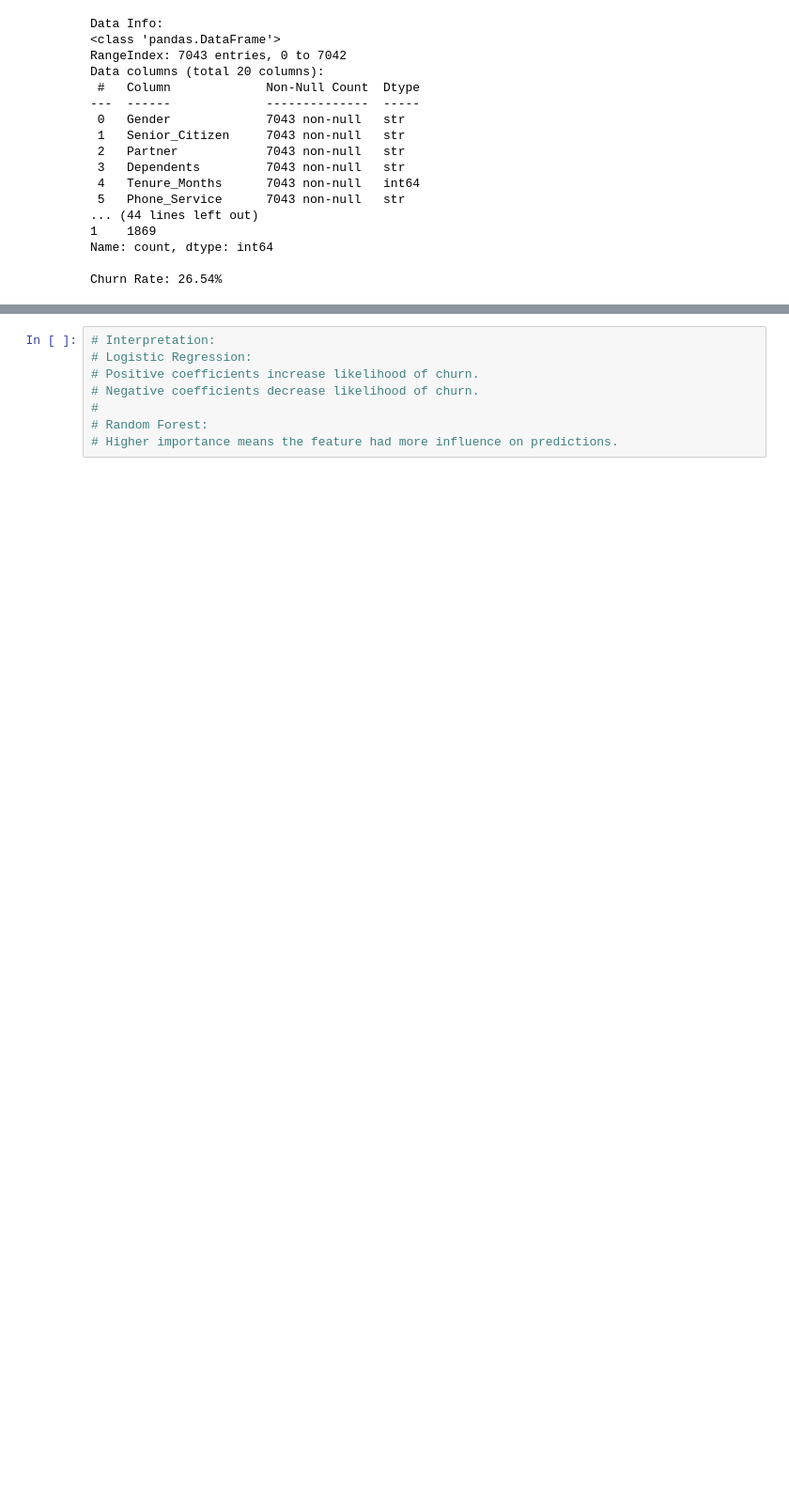
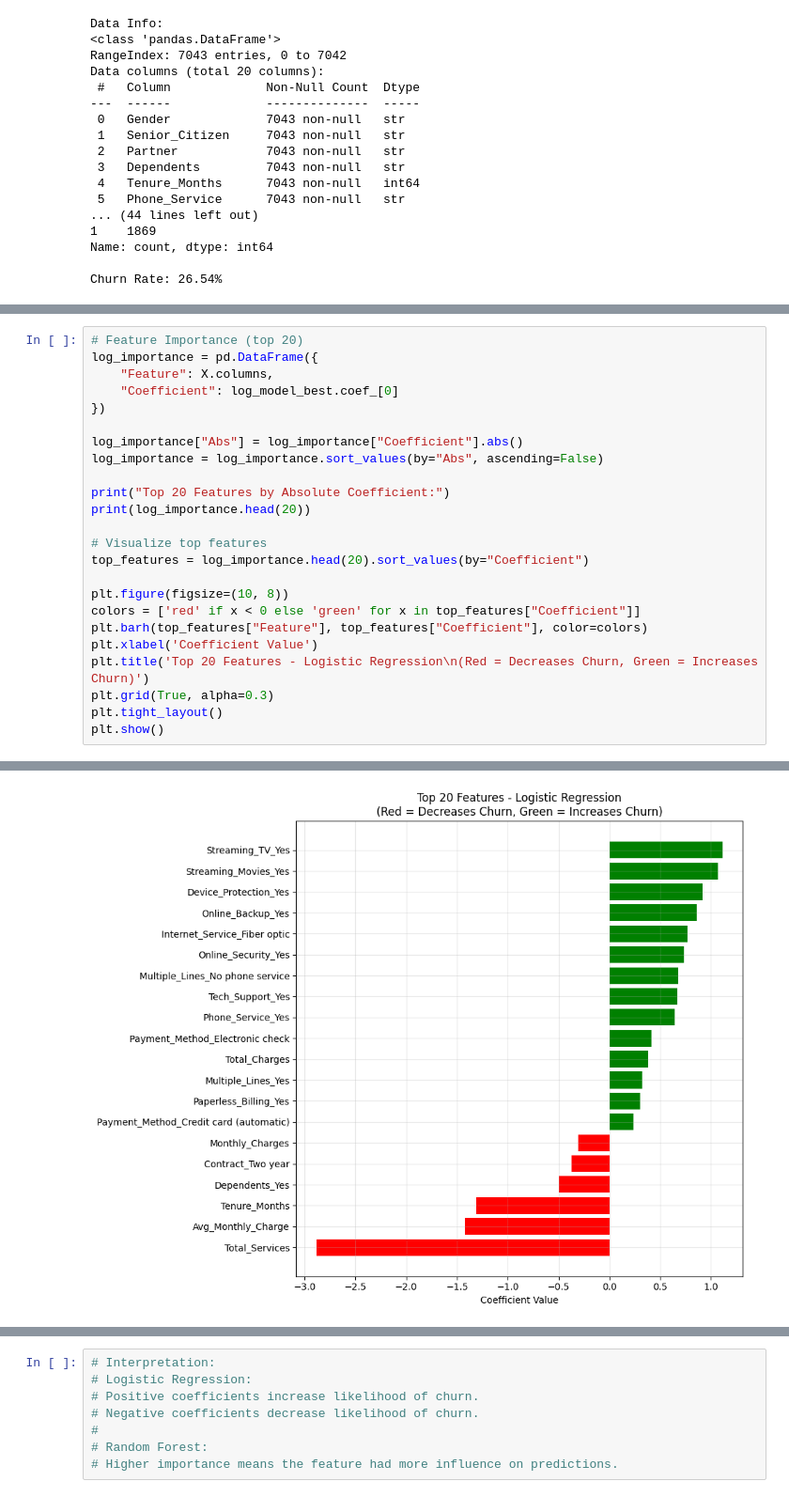
Before and after one commit to SparklePant/Data-mining-project, a Jupyter notebook: final_project.ipynb, the cells around one changed output, grey strips where cells are left out. Shown at 94% size. Cells and saved outputs as stored; diff of their text form; blank space fills up the shorter version.

```diff
--- a/final_project.ipynb
+++ b/final_project.ipynb
@@ -256,0 +367,25 @@ weighted avg       0.80      0.74      0.76      1409
+# %%
+# Feature Importance (top 20)
+log_importance = pd.DataFrame({
+    "Feature": X.columns,
+    "Coefficient": log_model_best.coef_[0]
+})
+
+log_importance["Abs"] = log_importance["Coefficient"].abs()
+log_importance = log_importance.sort_values(by="Abs", ascending=False)
+
+print("Top 20 Features by Absolute Coefficient:")
+print(log_importance.head(20))
+
+# Visualize top features
+top_features = log_importance.head(20).sort_values(by="Coefficient")
+
+plt.figure(figsize=(10, 8))
+colors = ['red' if x < 0 else 'green' for x in top_features["Coefficient"]]
+plt.barh(top_features["Feature"], top_features["Coefficient"], color=colors)
+plt.xlabel('Coefficient Value')
+plt.title('Top 20 Features - Logistic Regression\n(Red = Decreases Churn, Green = Increases Churn)')
+plt.grid(True, alpha=0.3)
+plt.tight_layout()
+plt.show()
+# %% [output]
@@ -256,0 +409 @@ weighted avg       0.80      0.74      0.76      1409
+[figure, added]
```
Also changed, not shown: parts of 14 cells of this notebook, 2 other files.
